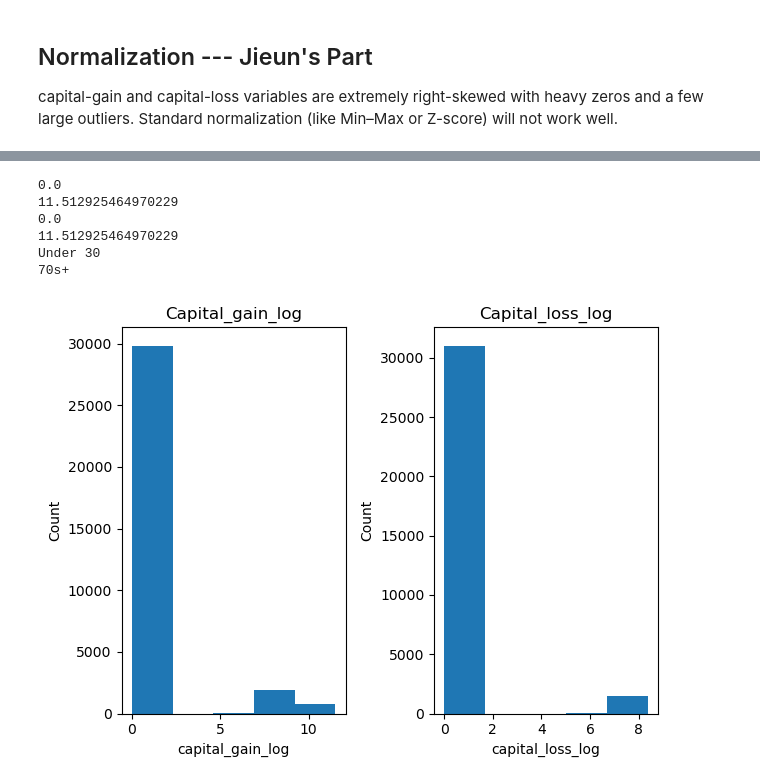
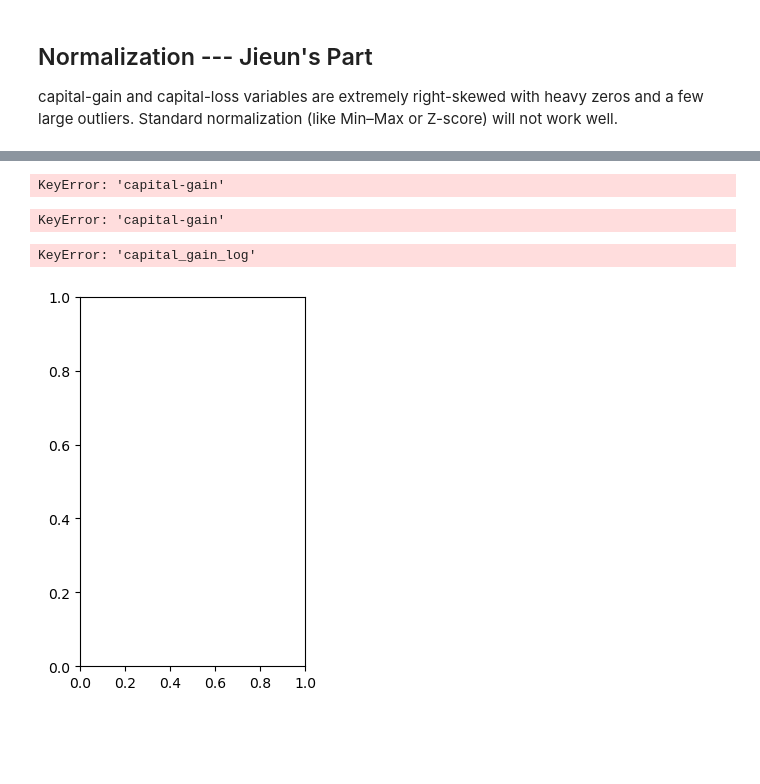
Before and after one commit to JohnAChester/fordham_classification, a Jupyter notebook: CombinedCode-Mode-John.ipynb, the cells around one changed output, grey strips where cells are left out. Saved outputs shown, nothing was run; the diff lists cells and outputs as text; code cells hidden in the pictures; blank space fills up the shorter version.

Commit message:
Update CombinedCode-Mode-John with John's latest version

```diff
--- a/CombinedCode-Mode-John.ipynb
+++ b/CombinedCode-Mode-John.ipynb
@@ -132,13 +118,3 @@ def data_to_int32(df):
-# %%
-def preprocessing(df):
-
-    df = data_to_str(df)
-    df = strip_whitespace(df)
-    df = replace_qmarks(df)
-    df = data_to_int32(df)
-    df = df.drop_duplicates()
-
-    return df
 # %%
 train_df = preprocessing(train_df)
 test_df = preprocessing(test_df)
@@ -292,19 +287,19 @@ def category_remapping(df):
         labels=hrs_labels
     )
 
-    age_bins = [0, 29, 39, 49, 59, 69, 120]
-    age_labels = ['Under 30', '30s', '40s', '50s', '60s', '70s+']
+    copy_df.loc[:, 'net-capital-flow'] = df['capital-gain'] - df['capital-loss']
 
-    copy_df['age_group'] = pd.cut(
-    copy_df['age'],
-    bins=age_bins,
-    labels=age_labels
+    cap_bins = [-10000, 10000, 99999]
+    cap_labels = ['Standard', 'High Net-Worth']
+
+    copy_df['cap_flow_bin'] = pd.cut(
+        copy_df['net-capital-flow'],
+        bins=cap_bins,
+        labels=cap_labels
     )
 
-
-
     # drop all adjusted categorical features in favor of their derived categories
-    copy_df.drop(['workclass','fnlwgt','education','education-num','marital-status','occupation','native-country','hours-per-week','age'], axis = 1, inplace = True)
+    copy_df.drop(['workclass','fnlwgt','education','education-num','marital-status','occupation','native-country','hours-per-week', 'capital-gain', 'capital-loss','net-capital-flow'], axis = 1, inplace = True)
 
     return copy_df
 # %%
@@ -383,10 +383,9 @@ occupation-cat
 ##### TRAIN
 #Imputation: mode - 2
 train_df_mode = train_df.copy()
-for col in cat_impute_train:
+
+for col in columns:
     train_df_mode[col] = train_df_mode[col].fillna(train_df_mode[col].mode()[0])
-#for col in columns:
-    #train_df_mode[col] = train_df_mode[col].fillna(train_df_mode[col].mode()[0])
 
 train_df_mode.isna().sum()
 # %% [output]
@@ -563,57 +542,53 @@ train_df_mode
 # %%
 #Log transformation (best for heavy right-skew)
 #log_train_df = train_df.copy()
-log_train_mode = train_df_mode.copy()
+log_train_df = train_df_mode.copy()
 
-log_train_mode['capital_gain_log'] = np.log1p(log_train_mode['capital-gain'])
-log_train_mode['capital_loss_log'] = np.log1p(log_train_mode['capital-loss'])
+log_train_df['capital_gain_log'] = np.log1p(log_train_df['capital-gain'])
+log_train_df['capital_loss_log'] = np.log1p(log_train_df['capital-loss'])
 
 #log1p(x) handles zeros safely.
 #Compresses extreme values.
 #Spreads out dense low-value regions.
+# %% [output]
+KeyError: 'capital-gain'
 # %%
 ##for the testing data
 
 #log_train_df = train_df.copy()
-log_test_mode = test_df_mode.copy()
+log_test_df = test_df_mode.copy()
 
-log_test_mode['capital_gain_log'] = np.log1p(log_test_mode['capital-gain'])
-log_test_mode['capital_loss_log'] = np.log1p(log_test_mode['capital-loss'])
+log_test_df['capital_gain_log'] = np.log1p(log_test_df['capital-gain'])
+log_test_df['capital_loss_log'] = np.log1p(log_test_df['capital-loss'])
 
 
-log_test_mode
-print(log_test_mode['capital_gain_log'].min())
-print(log_test_mode['capital_gain_log'].max())
-print(log_train_mode['capital_gain_log'].min())
-print(log_train_mode['capital_gain_log'].max())
-print(log_train_mode['age_group'].min())
-print(log_train_mode['age_group'].max())
+log_test_df
+print(log_test_df['capital_gain_log'].min())
+print(log_test_df['capital_gain_log'].max())
+print(log_train_df['capital_gain_log'].min())
+print(log_train_df['capital_gain_log'].max())
 # %% [output]
-0.0
-11.512925464970229
-0.0
-11.512925464970229
-Under 30
-70s+
+KeyError: 'capital-gain'
 # %%
 #capital gain
 plt.subplot(1, 2, 1)
-plt.hist(log_train_mode['capital_gain_log'], bins=5)
+plt.hist(log_train_df['capital_gain_log'], bins=5)
 plt.title("Capital_gain_log")
 plt.xlabel("capital_gain_log")
 plt.ylabel("Count")
 
 #capital loss
 plt.subplot(1, 2, 2)
-plt.hist(log_train_mode['capital_loss_log'], bins=5)
+plt.hist(log_train_df['capital_loss_log'], bins=5)
 plt.title("Capital_loss_log")
 plt.xlabel("capital_loss_log")
 plt.ylabel("Count")
 
 plt.tight_layout()
 plt.show()
 # %% [output]
+KeyError: 'capital_gain_log'
-[figure, old version]
+[figure, new version]
 # %%
 log_train_df
 # %% [output]
```
Also changed, not shown: parts of 34 cells of this notebook.
